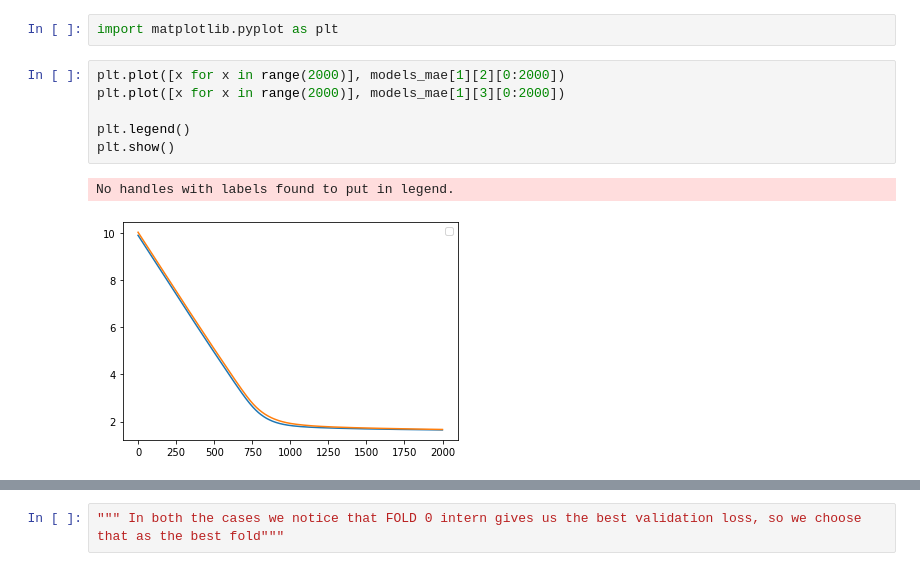
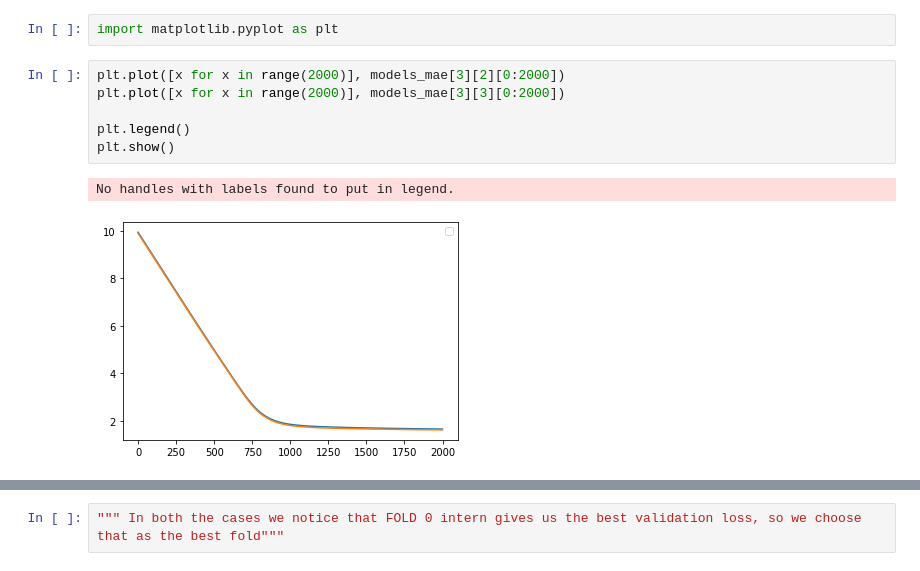
Before and after one commit to ArkaSarkar19/Machine-Learning-Assignments, a Jupyter notebook: Assignment1/models.ipynb, the cells around one changed output, grey strips where cells are left out. Saved outputs shown, nothing was run; the diff lists cells and outputs as text.

```diff
--- a/Assignment1/models.ipynb
+++ b/Assignment1/models.ipynb
@@ -192,14 +191,14 @@ Training loss after  4500  iterations is :  1.5920355467085754  | validation los
 # %%
 import matplotlib.pyplot as plt
 # %%
-plt.plot([x for x in range(2000)], models_mae[1][2][0:2000])
-plt.plot([x for x in range(2000)], models_mae[1][3][0:2000])
+plt.plot([x for x in range(2000)], models_mae[3][2][0:2000])
+plt.plot([x for x in range(2000)], models_mae[3][3][0:2000])
 
 plt.legend()
 plt.show()
 # %% [output]
 No handles with labels found to put in legend.
-[figure, old version]
+[figure, new version]
 # %%
 models = k_fold_cross_validation(X,Y)
 # %% [output]
```
Also changed, not shown: parts of 17 cells of this notebook, 3 other files.
